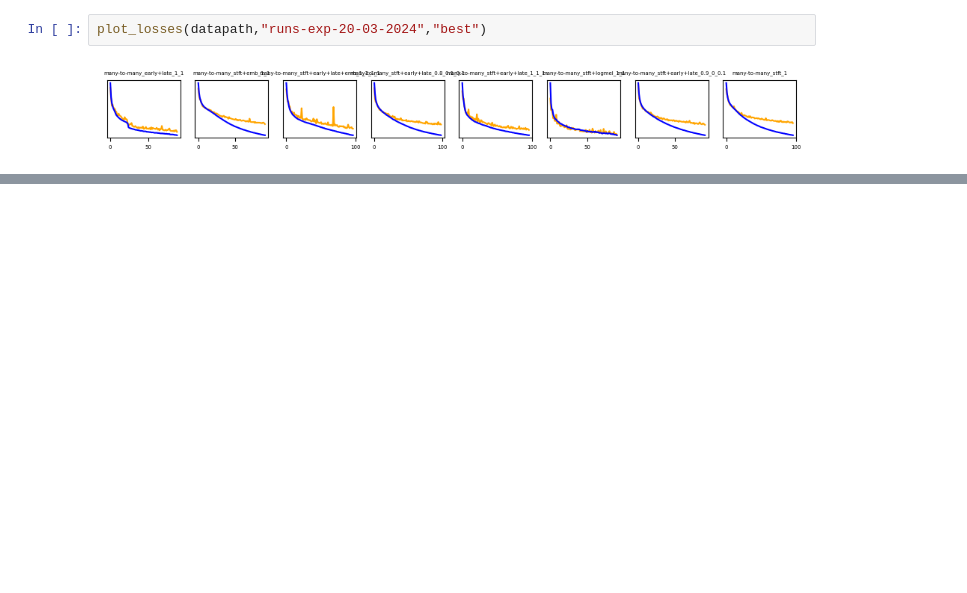
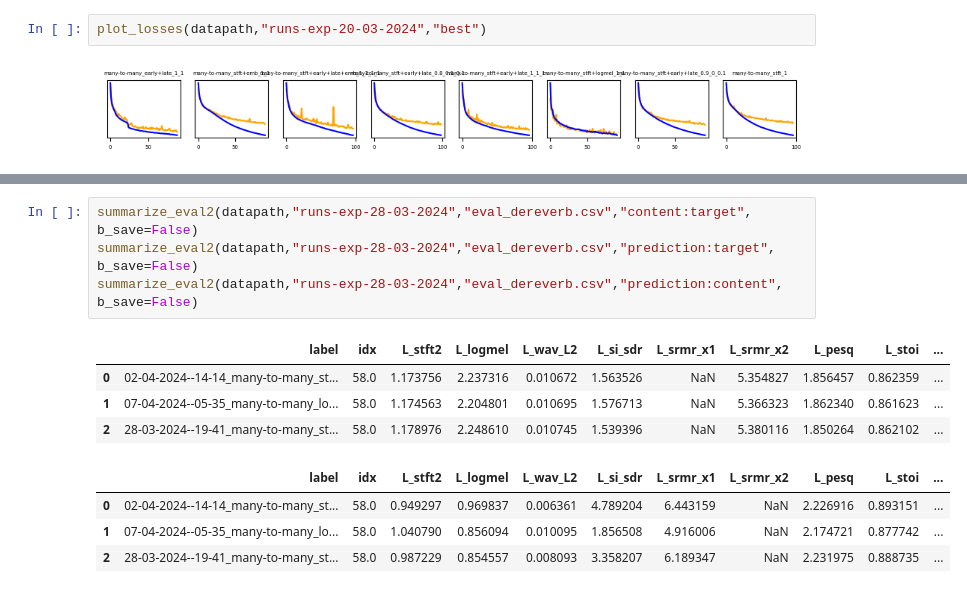
Before and after one commit to joaluba/reverb-match-cond-u-net, a Jupyter notebook: notebooks/exp_log.ipynb, the cells around one changed output, grey strips where cells are left out. Drawn from its saved outputs; the diff is of its cells as text; blank space fills up the shorter version.

```diff
--- a/notebooks/exp_log.ipynb
+++ b/notebooks/exp_log.ipynb
@@ -278,0 +299,13 @@ plot_losses(datapath,"runs-exp-20-03-2024","best")
+# %%
+summarize_eval2(datapath,"runs-exp-28-03-2024","eval_dereverb.csv","content:target", b_save=False)
+summarize_eval2(datapath,"runs-exp-28-03-2024","eval_dereverb.csv","prediction:target", b_save=False)
+summarize_eval2(datapath,"runs-exp-28-03-2024","eval_dereverb.csv","prediction:content", b_save=False)
+# %% [output]
+|  | label | idx | L_stft2 | L_logmel | L_wav_L2 | L_si_sdr | L_srmr_x1 | L_srmr_x2 | L_pesq | L_stoi | ... |
+| 0 | 02-04-2024--14-14_many-to-many_st... | 58.0 | 1.173756 | 2.237316 | 0.010672 | 1.563526 | NaN | 5.354827 | 1.856457 | 0.862359 | ... |
+| 1 | 07-04-2024--05-35_many-to-many_lo... | 58.0 | 1.174563 | 2.204801 | 0.010695 | 1.576713 | NaN | 5.366323 | 1.862340 | 0.861623 | ... |
+| 2 | 28-03-2024--19-41_many-to-many_st... | 58.0 | 1.178976 | 2.248610 | 0.010745 | 1.539396 | NaN | 5.380116 | 1.850264 | 0.862102 | ... |
+|  | label | idx | L_stft2 | L_logmel | L_wav_L2 | L_si_sdr | L_srmr_x1 | L_srmr_x2 | L_pesq | L_stoi | ... |
+| 0 | 02-04-2024--14-14_many-to-many_st... | 58.0 | 0.949297 | 0.969837 | 0.006361 | 4.789204 | 6.443159 | NaN | 2.226916 | 0.893151 | ... |
+| 1 | 07-04-2024--05-35_many-to-many_lo... | 58.0 | 1.040790 | 0.856094 | 0.010095 | 1.856508 | 4.916006 | NaN | 2.174721 | 0.877742 | ... |
+| 2 | 28-03-2024--19-41_many-to-many_st... | 58.0 | 0.987229 | 0.854557 | 0.008093 | 3.358207 | 6.189347 | NaN | 2.231975 | 0.888735 | ... |
```
Also changed, not shown: parts of 6 cells of this notebook, 6 other files.
